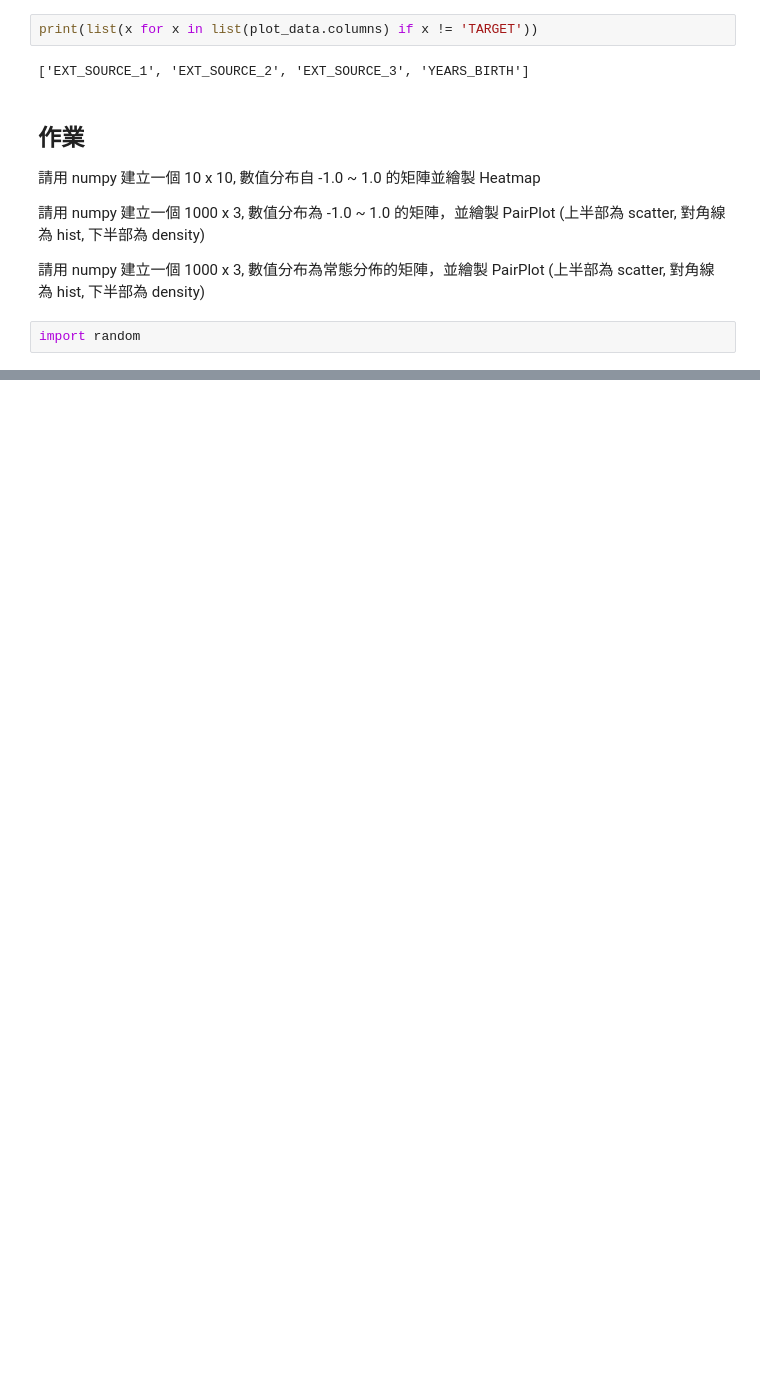
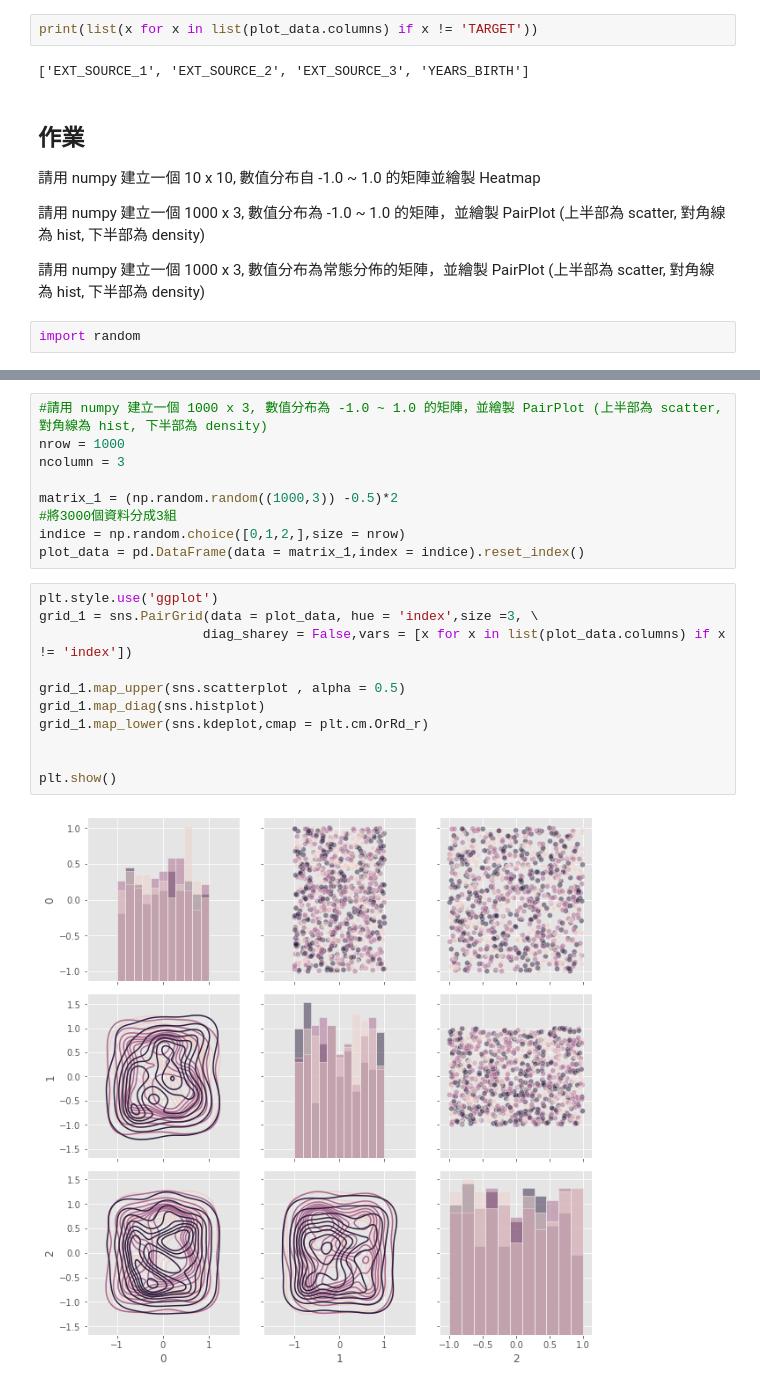
Before and after one commit to francislin871206/4th-ML100Days, a Jupyter notebook: Day_020_HW_practice.ipynb, the cells around one changed output, grey strips where cells are left out. Drawn from its saved outputs; the diff is of its cells as text; blank space fills up the shorter version.

```diff
--- a/Day_020_HW_practice.ipynb
+++ b/Day_020_HW_practice.ipynb
@@ -136,0 +121,22 @@ array([-1.        , -0.97979798, -0.95959596, -0.93939394, -0.91919192,
+# %%
+#請用 numpy 建立一個 1000 x 3, 數值分布為 -1.0 ~ 1.0 的矩陣，並繪製 PairPlot (上半部為 scatter, 對角線為 hist, 下半部為 density)
+nrow = 1000
+ncolumn = 3
+
+matrix_1 = (np.random.random((1000,3)) -0.5)*2
+#將3000個資料分成3組
+indice = np.random.choice([0,1,2,],size = nrow)
+plot_data = pd.DataFrame(data = matrix_1,index = indice).reset_index()
+# %%
+plt.style.use('ggplot')
+grid_1 = sns.PairGrid(data = plot_data, hue = 'index',size =3, \
+                     diag_sharey = False,vars = [x for x in list(plot_data.columns) if x != 'index'])
+
+grid_1.map_upper(sns.scatterplot , alpha = 0.5)
+grid_1.map_diag(sns.histplot)
+grid_1.map_lower(sns.kdeplot,cmap = plt.cm.OrRd_r)
+
+
+plt.show()
+# %% [output]
+[figure, added]
```
Also changed, not shown: parts of 7 cells of this notebook.
